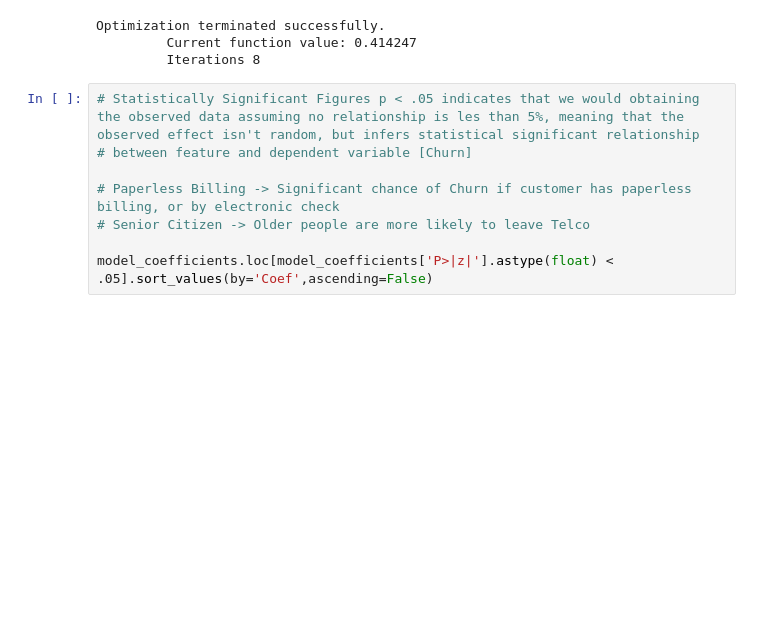
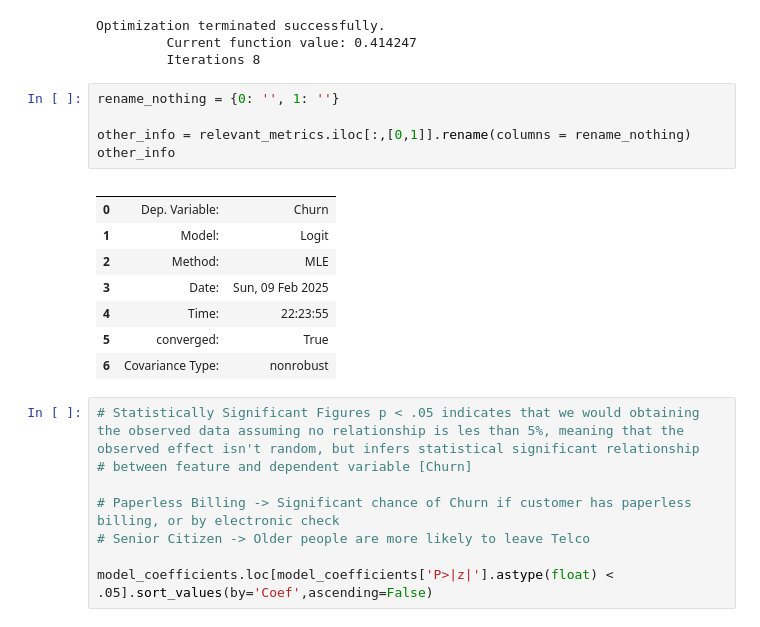
Before and after one commit to fmah922-code/Churn-Analysis, a Jupyter notebook: scripts/LogisticRegression.ipynb, the cells around one changed output. Drawn from its saved outputs; the diff is of its cells as text; blank space fills up the shorter version.

Commit message:
Added additional information to logistic regression such as dep. variable, model, method, etc...

```diff
--- a/scripts/LogisticRegression.ipynb
+++ b/scripts/LogisticRegression.ipynb
@@ -193,6 +193,20 @@ relevant_metrics = relevant_metrics[0];
 Optimization terminated successfully.
          Current function value: 0.414247
          Iterations 8
+# %%
+rename_nothing = {0: '', 1: ''}
+
+other_info = relevant_metrics.iloc[:,[0,1]].rename(columns = rename_nothing)
+other_info
+# %% [output]
+|  |  |  |
+| 0 | Dep. Variable: | Churn |
+| 1 | Model: | Logit |
+| 2 | Method: | MLE |
+| 3 | Date: | Sun, 09 Feb 2025 |
+| 4 | Time: | 22:23:55 |
+| 5 | converged: | True |
+| 6 | Covariance Type: | nonrobust |
 # %%
 # Statistically Significant Figures p < .05 indicates that we would obtaining the observed data assuming no relationship is les than 5%, meaning that the observed effect isn't random, but infers statistical significant relationship
 # between feature and dependent variable [Churn]
```
